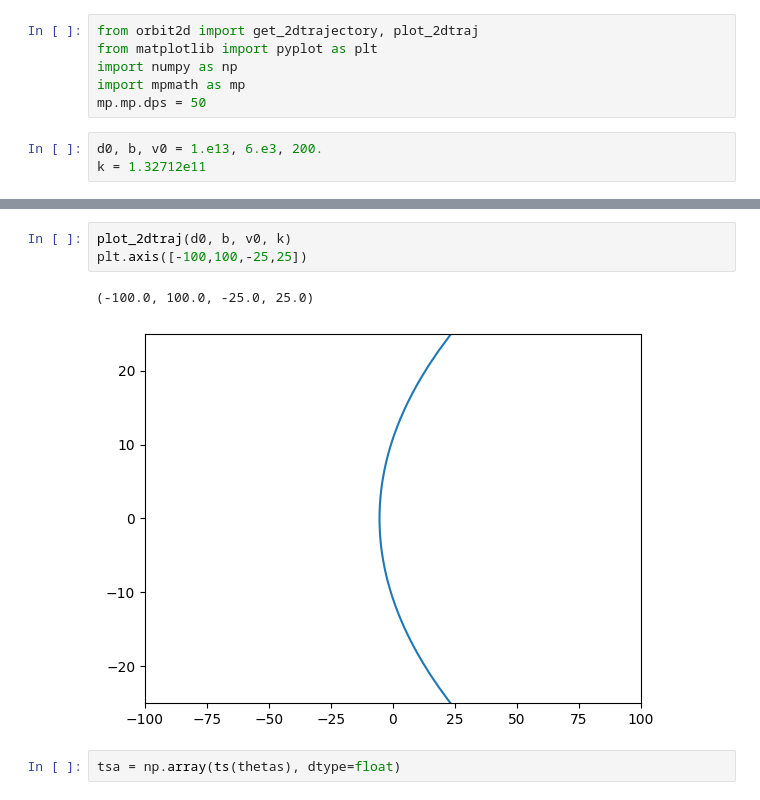
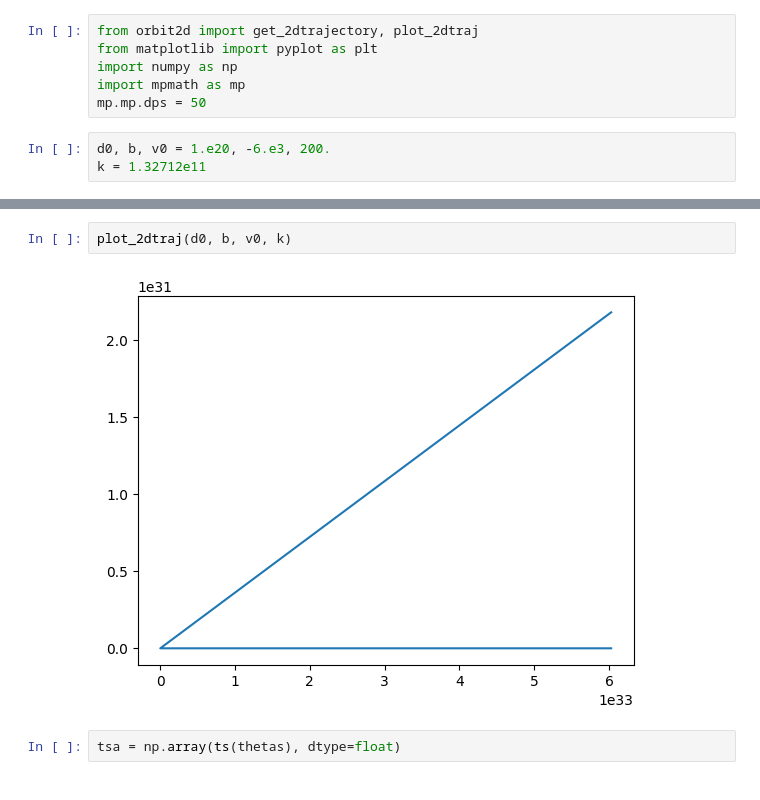
Before and after one commit to gsalinasphys/orbits, a Jupyter notebook: orbit2d.ipynb, the cells around one changed output, grey strips where cells are left out. Saved outputs shown, nothing was run; the diff lists cells and outputs as text.

```diff
--- a/orbit2d.ipynb
+++ b/orbit2d.ipynb
@@ -5,6 +5,6 @@ import numpy as np
 import mpmath as mp
 mp.mp.dps = 50
 # %%
-d0, b, v0 = 1.e13, 6.e3, 200.
+d0, b, v0 = 1.e20, -6.e3, 200.
 k = 1.32712e11
 # %%
@@ -55,10 +52,8 @@ array([mpf('0.0'),
       dtype=object)
 # %%
 plot_2dtraj(d0, b, v0, k)
-plt.axis([-100,100,-25,25])
 # %% [output]
-(-100.0, 100.0, -25.0, 25.0)
-[figure, old version]
+[figure, new version]
 # %%
 tsa = np.array(ts(thetas), dtype=float)
 # %%
```
Also changed, not shown: parts of 7 cells of this notebook, 6 other files.
